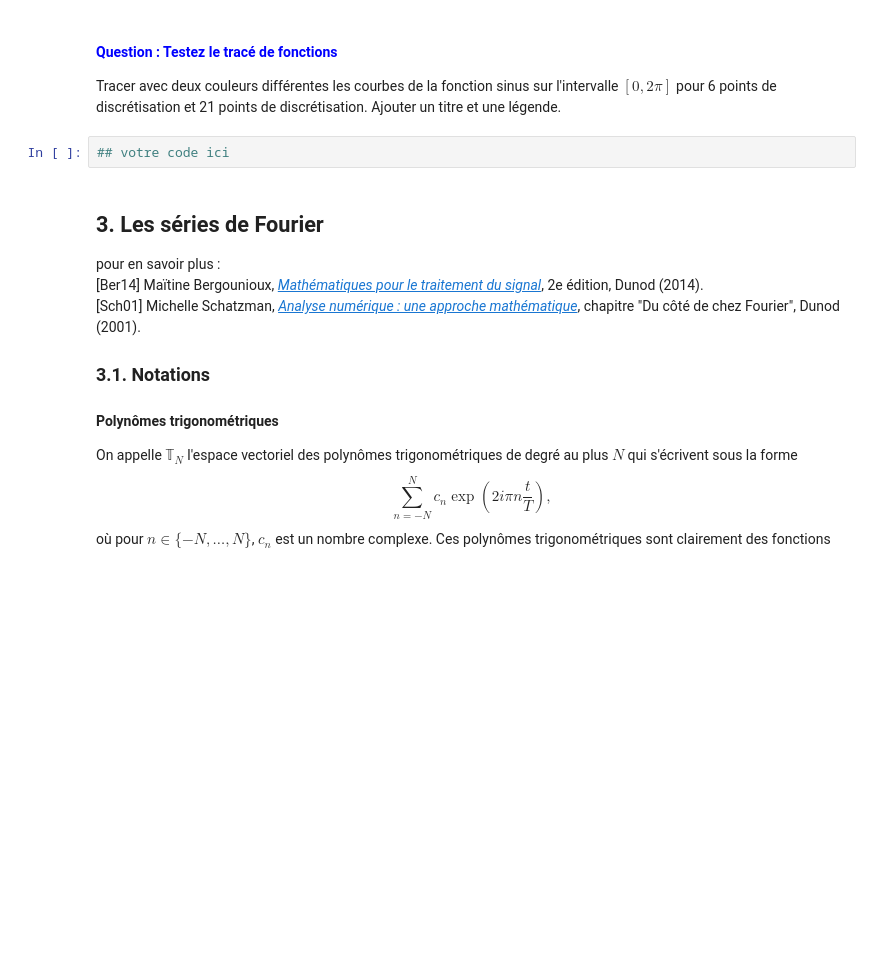
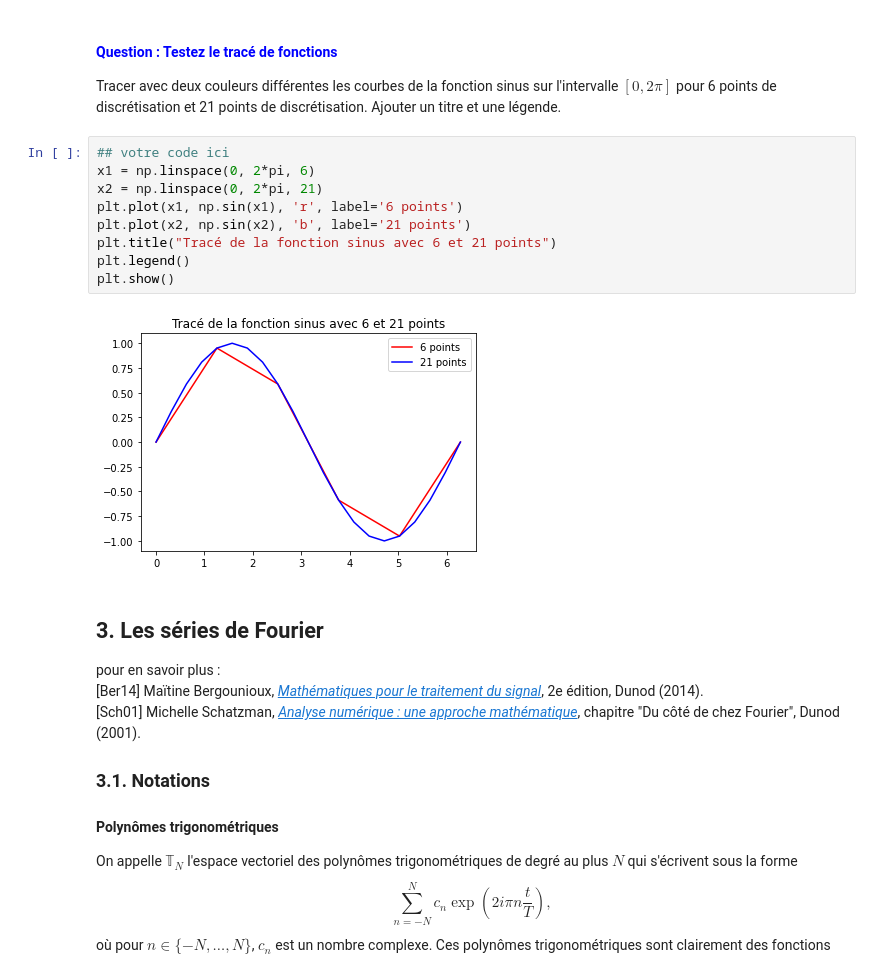
Before and after one commit to Wiziard38/TP-JUPYTER-LATEX, a Jupyter notebook: TPFourier2021.ipynb, the cells around one changed output. Drawn from its saved outputs; the diff is of its cells as text; blank space fills up the shorter version.

```diff
--- a/TPFourier2021.ipynb
+++ b/TPFourier2021.ipynb
@@ -251,8 +308,17 @@ La commande `plt.savefig('<fichier', format='pdf')`permet de sauver la figure co
 
 Tracer avec deux couleurs différentes les courbes de la fonction sinus sur l'intervalle $[0,2\pi]$ pour 6 points de discrétisation et 21 points de discrétisation.
 Ajouter un titre et une légende.
-# %%
-## votre code ici
+# %%
+## votre code ici
+x1 = np.linspace(0, 2*pi, 6)
+x2 = np.linspace(0, 2*pi, 21)
+plt.plot(x1, np.sin(x1), 'r', label='6 points')
+plt.plot(x2, np.sin(x2), 'b', label='21 points')
+plt.title("Tracé de la fonction sinus avec 6 et 21 points")
+plt.legend()
+plt.show()
+# %% [output]
+[figure, added]
 # %% [markdown]
 ## 3. Les séries de Fourier
 
```
Also changed, not shown: parts of 24 cells of this notebook.
